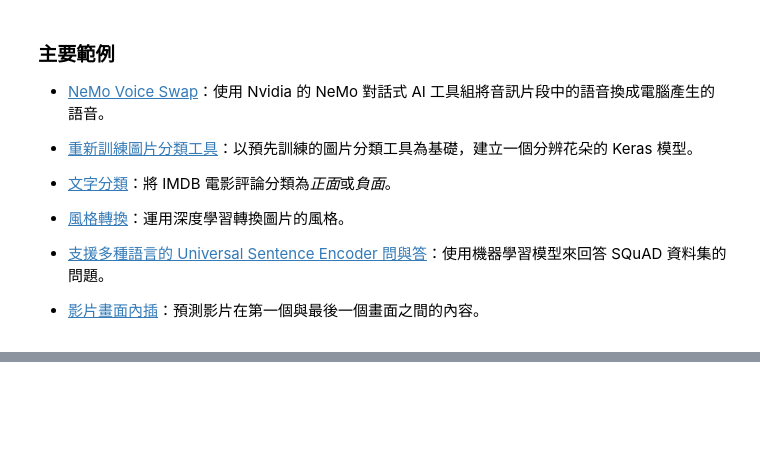
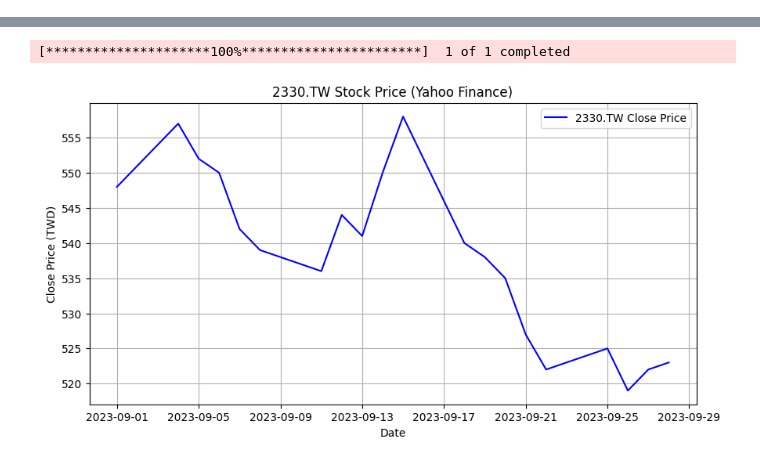
Before and after one commit to PinRay22/Big-Data-Analytics-for-Finance, a Jupyter notebook: week2作業.ipynb, the cells around one changed output, grey strips where cells are left out. Saved outputs shown, nothing was run; the diff lists cells and outputs as text; code cells hidden in the pictures; blank space fills up the shorter version.

```diff
--- a/week2作業.ipynb
+++ b/week2作業.ipynb
@@ -157,16 +3,23 @@ Colab 廣泛運用於機器學習社群，相關應用包括：
-# %% [markdown]
-<div class="markdown-google-sans">
-
-<a name="machine-learning-examples"></a>
-
-### 主要範例
-
-</div>
-
-- <a href="https://colab.research.google.com/github/NVIDIA/NeMo/blob/stable/tutorials/VoiceSwapSample.ipynb">NeMo Voice Swap</a>：使用 Nvidia 的 NeMo 對話式 AI 工具組將音訊片段中的語音換成電腦產生的語音。
-
-- <a href="https://tensorflow.org/hub/tutorials/tf2_image_retraining">重新訓練圖片分類工具</a>：以預先訓練的圖片分類工具為基礎，建立一個分辨花朵的 Keras 模型。
-- <a href="https://tensorflow.org/hub/tutorials/tf2_text_classification">文字分類</a>：將 IMDB 電影評論分類為<em>正面</em>或<em>負面</em>。
-- <a href="https://tensorflow.org/hub/tutorials/tf2_arbitrary_image_stylization">風格轉換</a>：運用深度學習轉換圖片的風格。
-- <a href="https://tensorflow.org/hub/tutorials/retrieval_with_tf_hub_universal_encoder_qa">支援多種語言的 Universal Sentence Encoder 問與答</a>：使用機器學習模型來回答 SQuAD 資料集的問題。
-- <a href="https://tensorflow.org/hub/tutorials/tweening_conv3d">影片畫面內插</a>：預測影片在第一個與最後一個畫面之間的內容。
+# %%
+# 在 Colab 上安裝 yfinance
+!pip install yfinance
+
+import yfinance as yf
+import matplotlib.pyplot as plt
+
+# 設定股票代號（例如，台積電為 '2330.TW'）
+stock_symbol = '2330.TW'
+
+# 獲取股價資料（設定開始與結束日期）
+stock_data = yf.download(stock_symbol, start='2023-09-01', end='2023-09-29')
+
+# 繪製收盤價走勢圖
+plt.figure(figsize=(10, 5))
+plt.plot(stock_data['Close'], label=f'{stock_symbol} Close Price', color='blue')
+plt.title(f'{stock_symbol} Stock Price (Yahoo Finance)')
+plt.xlabel('Date')
+plt.ylabel('Close Price (TWD)')
+plt.legend()
+plt.grid()
+plt.show()
+# %% [output]
@@ -172,0 +43,2 @@ Colab 廣泛運用於機器學習社群，相關應用包括：
+[*********************100%***********************]  1 of 1 completed
+[figure, added]
```
Also changed, not shown: parts of 16 cells of this notebook.
